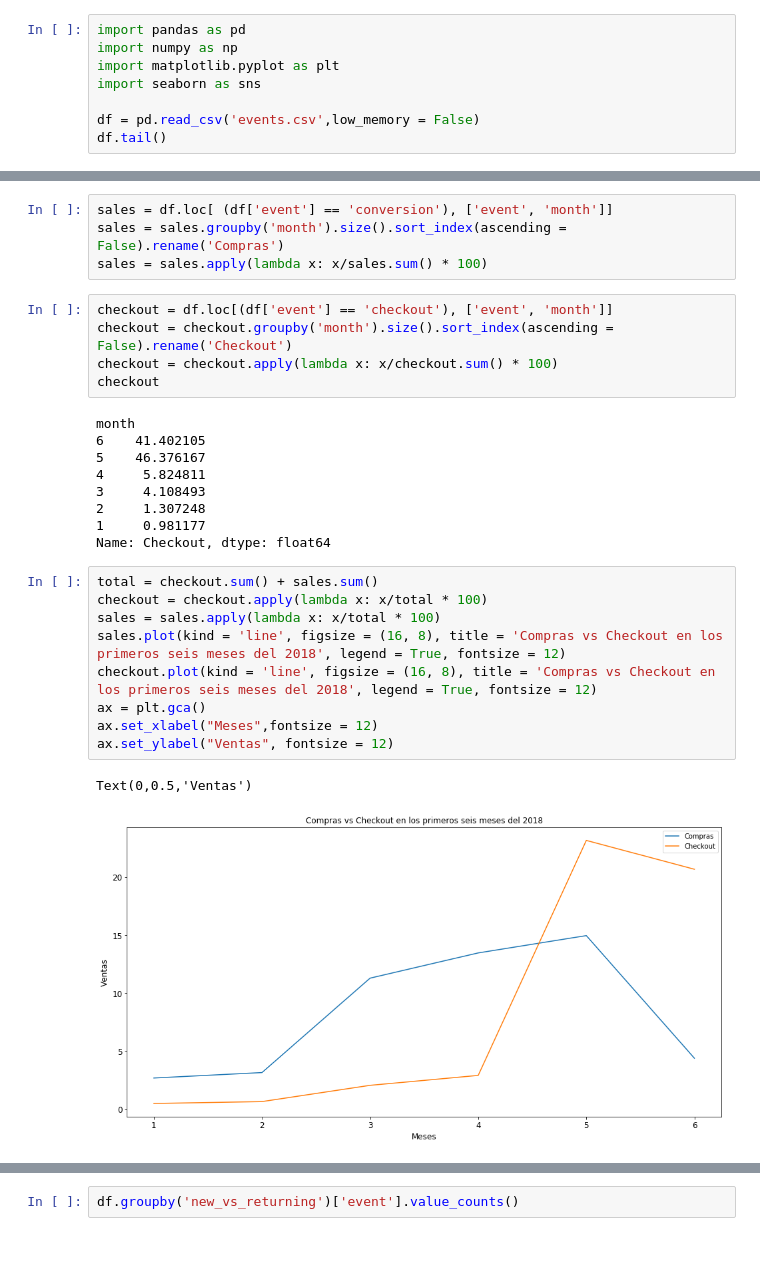
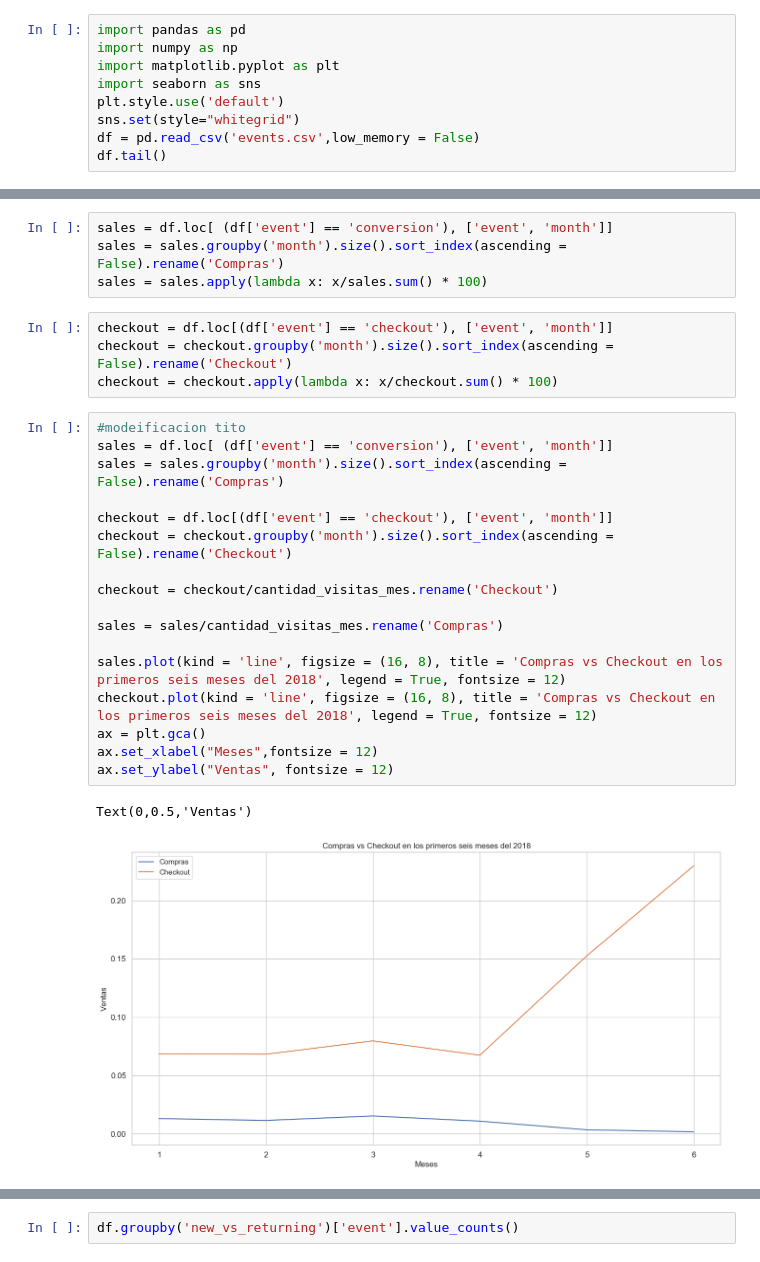
Before and after one commit to Titolasanta/bufanda, a Jupyter notebook: Analisiscontiemponormalizado.ipynb, the cells around one changed output, grey strips where cells are left out. Saved outputs shown, nothing was run; the diff lists cells and outputs as text.

```diff
--- a/Analisiscontiemponormalizado.ipynb
+++ b/Analisiscontiemponormalizado.ipynb
@@ -3,7 +3,8 @@ import pandas as pd
 import numpy as np
 import matplotlib.pyplot as plt
 import seaborn as sns
-
+plt.style.use('default')
+sns.set(style="whitegrid")
 df = pd.read_csv('events.csv',low_memory = False)
 df.tail()
 # %% [output]
@@ -136,25 +114,23 @@ sales = sales.apply(lambda x: x/sales.sum() * 100)
 checkout = df.loc[(df['event'] == 'checkout'), ['event', 'month']]
 checkout = checkout.groupby('month').size().sort_index(ascending = False).rename('Checkout')
 checkout = checkout.apply(lambda x: x/checkout.sum() * 100)
-checkout
-# %% [output]
-month
-6    41.402105
-5    46.376167
-4     5.824811
-3     4.108493
-2     1.307248
-1     0.981177
-Name: Checkout, dtype: float64
 # %%
-total = checkout.sum() + sales.sum()
-checkout = checkout.apply(lambda x: x/total * 100)
-sales = sales.apply(lambda x: x/total * 100)
+#modeificacion tito
+sales = df.loc[ (df['event'] == 'conversion'), ['event', 'month']]
+sales = sales.groupby('month').size().sort_index(ascending = False).rename('Compras')
+
+checkout = df.loc[(df['event'] == 'checkout'), ['event', 'month']]
+checkout = checkout.groupby('month').size().sort_index(ascending = False).rename('Checkout')
+
+checkout = checkout/cantidad_visitas_mes.rename('Checkout')
+
+sales = sales/cantidad_visitas_mes.rename('Compras')
+
 sales.plot(kind = 'line', figsize = (16, 8), title = 'Compras vs Checkout en los primeros seis meses del 2018', legend = True, fontsize = 12)
 checkout.plot(kind = 'line', figsize = (16, 8), title = 'Compras vs Checkout en los primeros seis meses del 2018', legend = True, fontsize = 12)
 ax = plt.gca()
 ax.set_xlabel("Meses",fontsize = 12)
 ax.set_ylabel("Ventas", fontsize = 12)
 # %% [output]
 Text(0,0.5,'Ventas')
-[figure, old version]
+[figure, new version]
```
Also changed, not shown: parts of 14 cells of this notebook.
